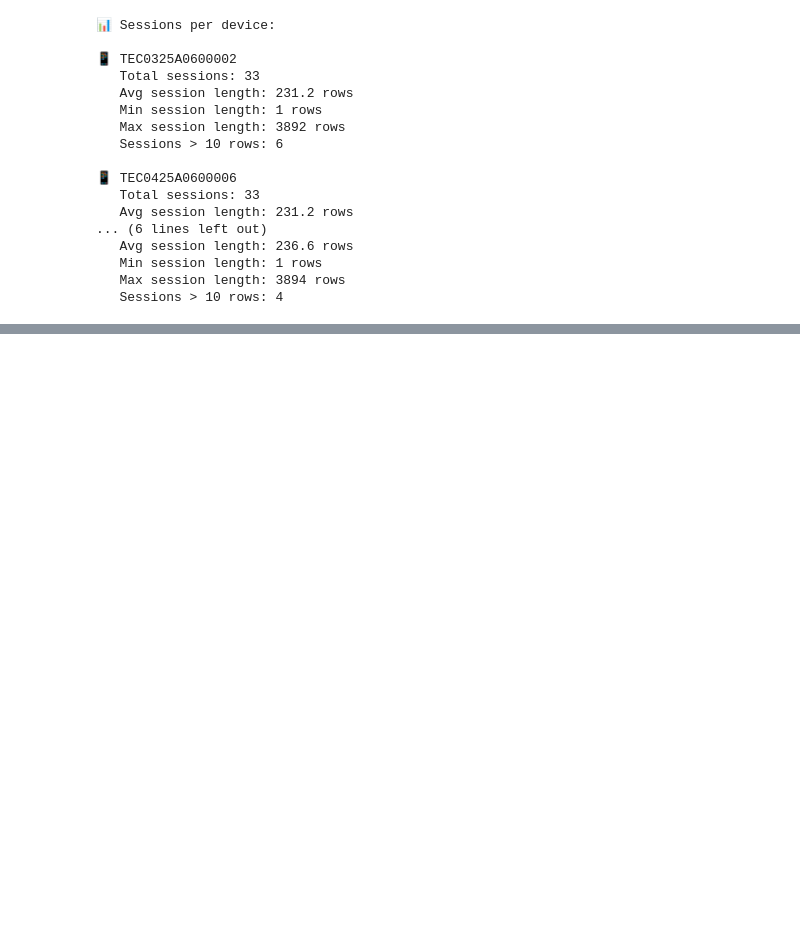
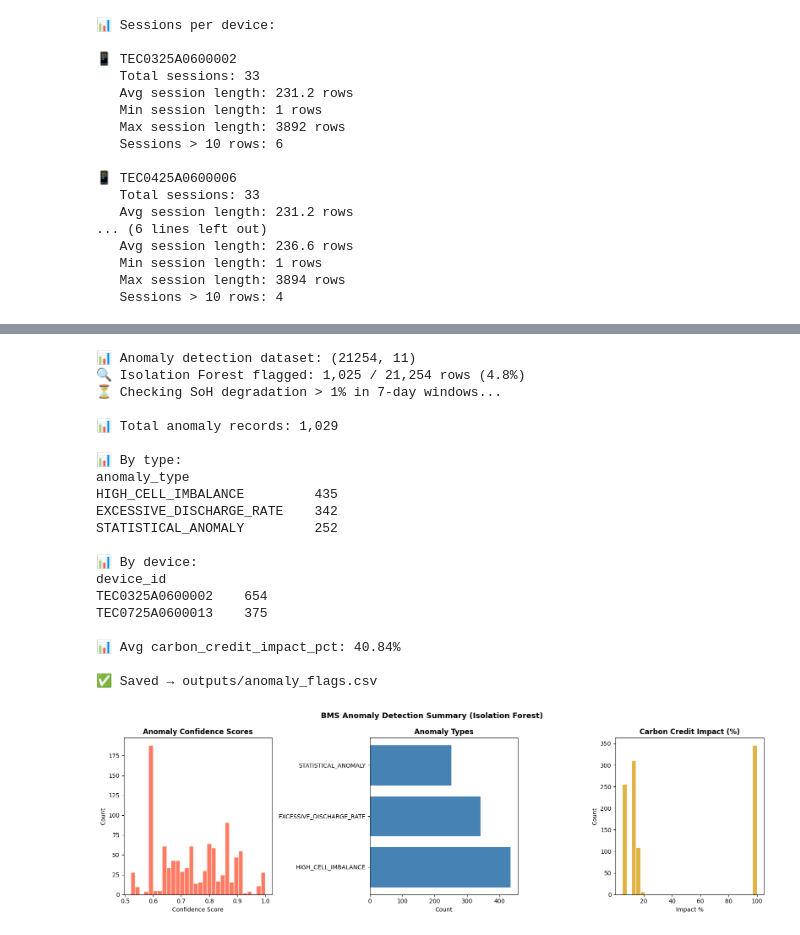
Before and after one commit to sanskarmankar/renewcred-ev-telemetry, a Jupyter notebook: notebooks/task2_soc_model.ipynb, the cells around one changed output, grey strips where cells are left out. Cells and saved outputs as stored; diff of their text form; code cells hidden in the pictures; blank space fills up the shorter version.

```diff
--- a/notebooks/task2_soc_model.ipynb
+++ b/notebooks/task2_soc_model.ipynb
@@ -856,7 +979,7 @@ anomaly_feature_cols = [
     'battery_soh_pct',
     'discharge_rate_wh',
     'battery_temp_c',
-    'soc_delta_5min',
+    'soc_delta_1min',
     'rolling_soc_std_1h',
 ]
 
@@ -988,30 +1111,52 @@ axes[0].hist(
     df_anom[df_anom['if_flag'] == -1]['confidence_score'],
     bins=30, color='tomato', edgecolor='white', alpha=0.85
 )
 axes[0].set_title('Anomaly Confidence Scores', fontweight='bold')
 axes[0].set_xlabel('Confidence Score')
 axes[0].set_ylabel('Count')
 
 # 2. Anomaly types
 tc = anomaly_flags['anomaly_type'].value_counts()
 axes[1].barh(tc.index, tc.values, color='steelblue', edgecolor='white')
 axes[1].set_title('Anomaly Types', fontweight='bold')
 axes[1].set_xlabel('Count')
 
 # 3. Carbon credit impact distribution
 axes[2].hist(
     anomaly_flags['carbon_credit_impact_pct'],
     bins=30, color='goldenrod', edgecolor='white', alpha=0.85
 )
 axes[2].set_title('Carbon Credit Impact (%)', fontweight='bold')
 axes[2].set_xlabel('Impact %')
 axes[2].set_ylabel('Count')
 
 plt.suptitle('BMS Anomaly Detection Summary (Isolation Forest)',
              fontsize=13, fontweight='bold')
 plt.tight_layout()
 plt.savefig('../outputs/eda_charts/anomaly_detection.png', dpi=150, bbox_inches='tight')
 plt.show()
 
 print("\n📊 Sample anomaly records:")
 print(anomaly_flags.head(10).to_string(index=False))
+# %% [output]
+📊 Anomaly detection dataset: (21254, 11)
+🔍 Isolation Forest flagged: 1,025 / 21,254 rows (4.8%)
+⏳ Checking SoH degradation > 1% in 7-day windows...
+
+📊 Total anomaly records: 1,029
+
+📊 By type:
+anomaly_type
+HIGH_CELL_IMBALANCE         435
+EXCESSIVE_DISCHARGE_RATE    342
+STATISTICAL_ANOMALY         252
+
+📊 By device:
+device_id
+TEC0325A0600002    654
+TEC0725A0600013    375
+
+📊 Avg carbon_credit_impact_pct: 40.84%
+
+✅ Saved → outputs/anomaly_flags.csv
+[figure, added]
```
Also changed, not shown: parts of 9 cells of this notebook, 12 other files.
